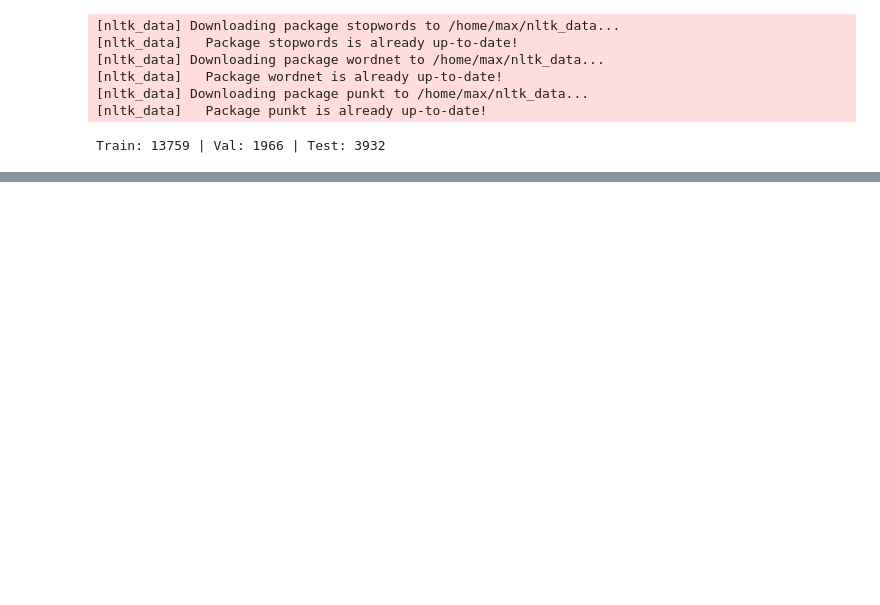
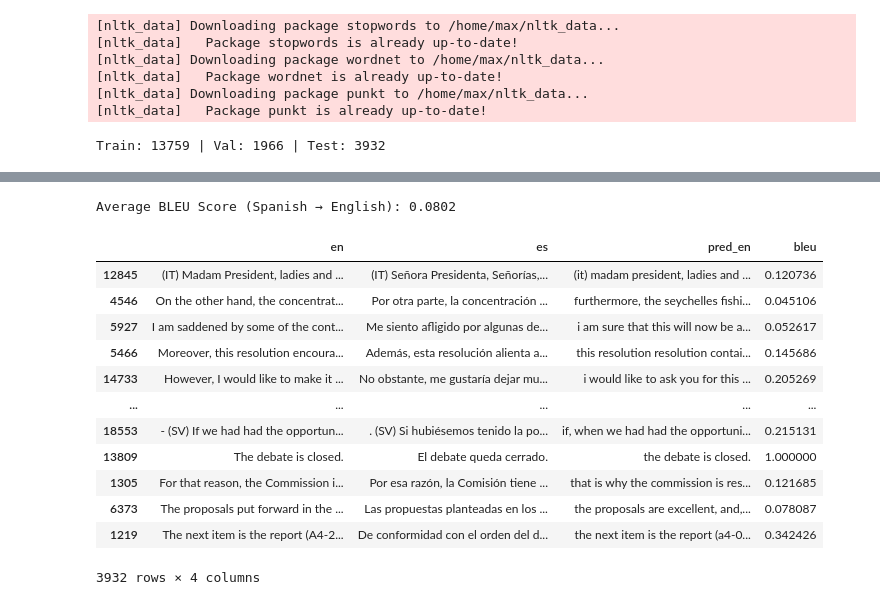
Before and after one commit to DesjardinsRepos/NLP_2025, a Jupyter notebook: language_translation/2-3-classification.ipynb, the cells around one changed output, grey strips where cells are left out. Saved outputs shown, nothing was run; the diff lists cells and outputs as text; code cells hidden in the pictures; blank space fills up the shorter version.

```diff
--- a/language_translation/2-3-classification.ipynb
+++ b/language_translation/2-3-classification.ipynb
@@ -1874,0 +1715,80 @@ weighted avg     0.8730    0.8727    0.8728      6671
+# %%
+import torch
+import pandas as pd
+from nltk.translate.bleu_score import sentence_bleu, SmoothingFunction
+from tqdm import tqdm
+
+# Convert indices to sentence (remove special tokens)
+def indices_to_sentence(indices, idx2word):
+    words = [idx2word.get(idx, "<unk>") for idx in indices]
+    if "<eos>" in words:
+        words = words[:words.index("<eos>")]
+    return ' '.join(w for w in words if w not in {"<pad>", "<sos>", "<eos>"}).strip()
+
+# Greedy decoding for a single Spanish sentence → English
+def translate_sentence(model, sentence, word2idx, idx2word, max_len, device):
+    model.eval()
+    with torch.no_grad():
+        tokens = sentence.lower().split()
+        src_ids = [word2idx["<sos>"]] + [word2idx.get(t, word2idx["<unk>"]) for t in tokens[:max_len - 2]] + [word2idx["<eos>"]]
+        src_tensor = torch.tensor(src_ids, dtype=torch.long).unsqueeze(0).to(device)
+        hidden = model.encoder(src_tensor)
+
+        input_token = torch.tensor([[word2idx["<sos>"]]], dtype=torch.long).to(device)
+        output_sentence = []
+
+        for _ in range(max_len):
+            output, hidden = model.decoder(input_token, hidden)
+            predicted_token = output.argmax(2)
+            word_idx = predicted_token.item()
+            if word_idx == word2idx["<eos>"]:
+                break
+            output_sentence.append(word_idx)
+            input_token = predicted_token
+
+    return indices_to_sentence(output_sentence, idx2word)
+
+# Generate translations for the test set (Spanish → English)
+predictions = []
+for sent in tqdm(df_test["es"], desc="Translating"):
+    pred = translate_sentence(
+        model=model,
+        sentence=sent,
+        word2idx=word2idx,
+        idx2word=idx2word,
+        max_len=MAX_LEN,
+        device=DEVICE
+    )
+    predictions.append(pred)
+
+df_test["pred_en"] = predictions
+
+# Compute BLEU score
+smoothie = SmoothingFunction().method4
+bleu_scores = []
+for ref, hyp in zip(df_test["en"], df_test["pred_en"]):
+    ref_tokens = ref.lower().split()
+    hyp_tokens = hyp.lower().split()
+    score = sentence_bleu([ref_tokens], hyp_tokens, weights=(0.5, 0.5), smoothing_function=smoothie)
+    bleu_scores.append(score)
+
+df_test["bleu"] = bleu_scores
+avg_bleu = sum(bleu_scores) / len(bleu_scores)
+print(f"\nAverage BLEU Score (Spanish → English): {avg_bleu:.4f}")
+
+df_test[["en", "es", "pred_en", "bleu"]]
+# %% [output]
+Average BLEU Score (Spanish → English): 0.0802
+|  | en | es | pred_en | bleu |
+| 12845 | (IT) Madam President, ladies and ... | (IT) Señora Presidenta, Señorías,... | (it) madam president, ladies and ... | 0.120736 |
+| 4546 | On the other hand, the concentrat... | Por otra parte, la concentración ... | furthermore, the seychelles fishi... | 0.045106 |
+| 5927 | I am saddened by some of the cont... | Me siento afligido por algunas de... | i am sure that this will now be a... | 0.052617 |
+| 5466 | Moreover, this resolution encoura... | Además, esta resolución alienta a... | this resolution resolution contai... | 0.145686 |
+| 14733 | However, I would like to make it ... | No obstante, me gustaría dejar mu... | i would like to ask you for this ... | 0.205269 |
+| ... | ... | ... | ... | ... |
+| 18553 | - (SV) If we had had the opportun... | . (SV) Si hubiésemos tenido la po... | if, when we had had the opportuni... | 0.215131 |
+| 13809 | The debate is closed. | El debate queda cerrado. | the debate is closed. | 1.000000 |
+| 1305 | For that reason, the Commission i... | Por esa razón, la Comisión tiene ... | that is why the commission is res... | 0.121685 |
+| 6373 | The proposals put forward in the ... | Las propuestas planteadas en los ... | the proposals are excellent, and,... | 0.078087 |
+| 1219 | The next item is the report (A4-2... | De conformidad con el orden del d... | the next item is the report (a4-0... | 0.342426 |
+3932 rows × 4 columns
```
Also changed, not shown: parts of 30 cells of this notebook.
